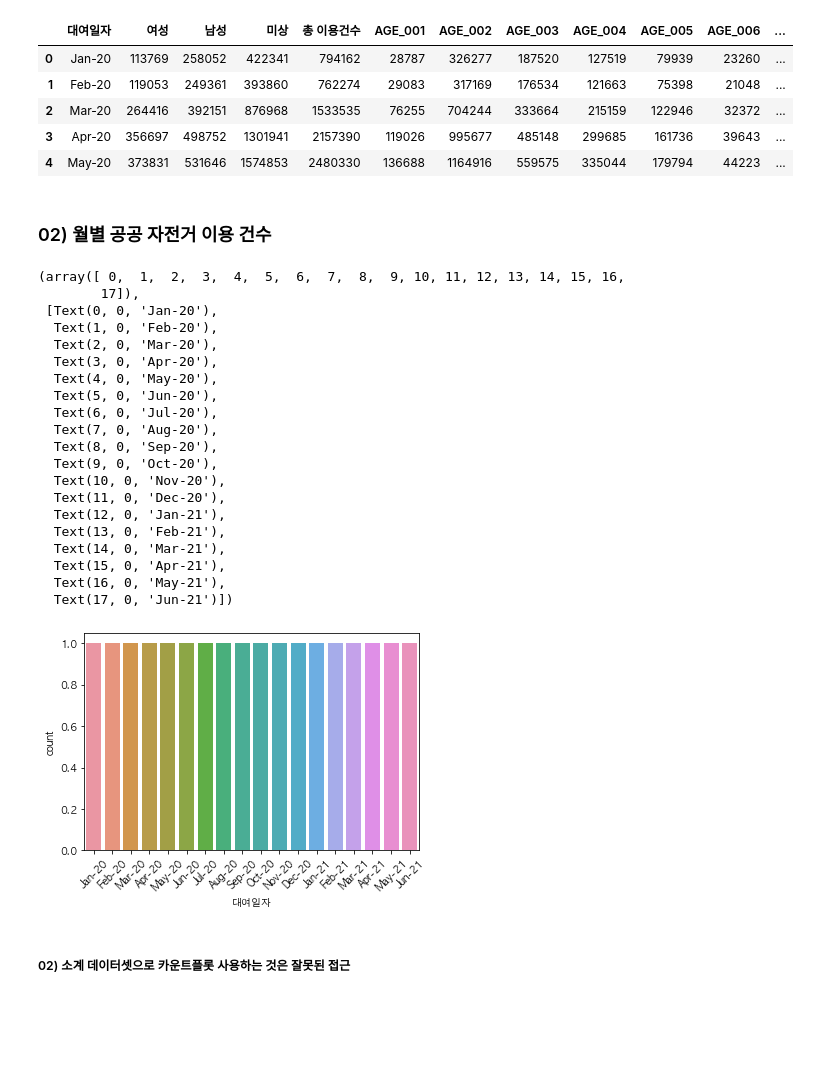
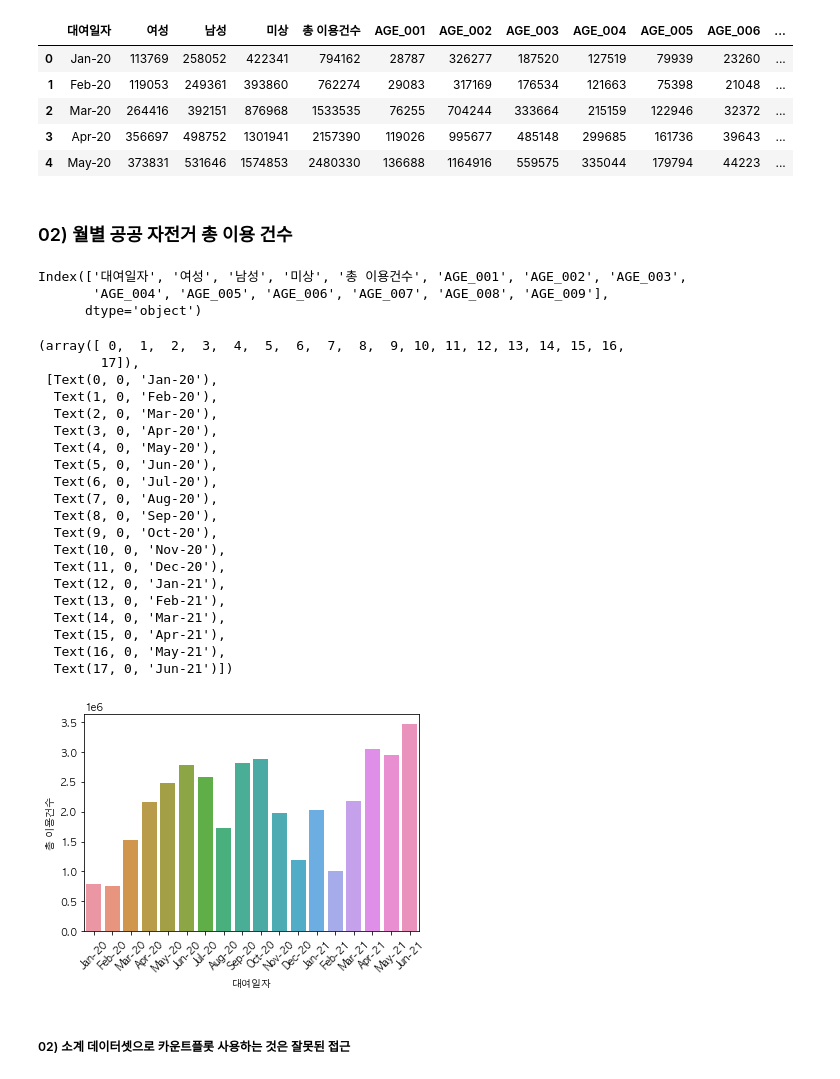
Before and after one commit to jinubot07/LikeLion_13th_DataCourse, a Jupyter notebook: 08_PRJ_team_project/Team_PRJ[MAC].ipynb, the cells around one changed output. Cells and saved outputs as stored; diff of their text form; code cells hidden in the pictures; blank space fills up the shorter version.

```diff
--- a/08_PRJ_team_project/Team_PRJ[MAC].ipynb
+++ b/08_PRJ_team_project/Team_PRJ[MAC].ipynb
@@ -36,32 +36,38 @@ bike_sum.head()
 | 3 | Apr-20 | 356697 | 498752 | 1301941 | 2157390 | 119026 | 995677 | 485148 | 299685 | 161736 | 39643 | ... |
 | 4 | May-20 | 373831 | 531646 | 1574853 | 2480330 | 136688 | 1164916 | 559575 | 335044 | 179794 | 44223 | ... |
 # %% [markdown]
-### 02) 월별 공공 자전거 이용 건수
+### 02) 월별 공공 자전거 총 이용 건수
+# %%
+bike_sum.columns
+# %% [output]
+Index(['대여일자', '여성', '남성', '미상', '총 이용건수', 'AGE_001', 'AGE_002', 'AGE_003',
+       'AGE_004', 'AGE_005', 'AGE_006', 'AGE_007', 'AGE_008', 'AGE_009'],
+      dtype='object')
 # %%
-sns.countplot(x='대여일자', data=bike_sum)
+sns.barplot(x='대여일자', y='총 이용건수', data=bike_sum)
 plt.xticks(rotation=45)
 # %% [output]
 (array([ 0,  1,  2,  3,  4,  5,  6,  7,  8,  9, 10, 11, 12, 13, 14, 15, 16,
         17]),
  [Text(0, 0, 'Jan-20'),
   Text(1, 0, 'Feb-20'),
   Text(2, 0, 'Mar-20'),
   Text(3, 0, 'Apr-20'),
   Text(4, 0, 'May-20'),
   Text(5, 0, 'Jun-20'),
   Text(6, 0, 'Jul-20'),
   Text(7, 0, 'Aug-20'),
   Text(8, 0, 'Sep-20'),
   Text(9, 0, 'Oct-20'),
   Text(10, 0, 'Nov-20'),
   Text(11, 0, 'Dec-20'),
   Text(12, 0, 'Jan-21'),
   Text(13, 0, 'Feb-21'),
   Text(14, 0, 'Mar-21'),
   Text(15, 0, 'Apr-21'),
   Text(16, 0, 'May-21'),
   Text(17, 0, 'Jun-21')])
-[figure, old version]
+[figure, new version]
 # %% [markdown]
 ##### 02) 소계 데이터셋으로 카운트플롯 사용하는 것은 잘못된 접근
 # %% [markdown]
```
Also changed, not shown: parts of 3 cells of this notebook, 3 other files.
